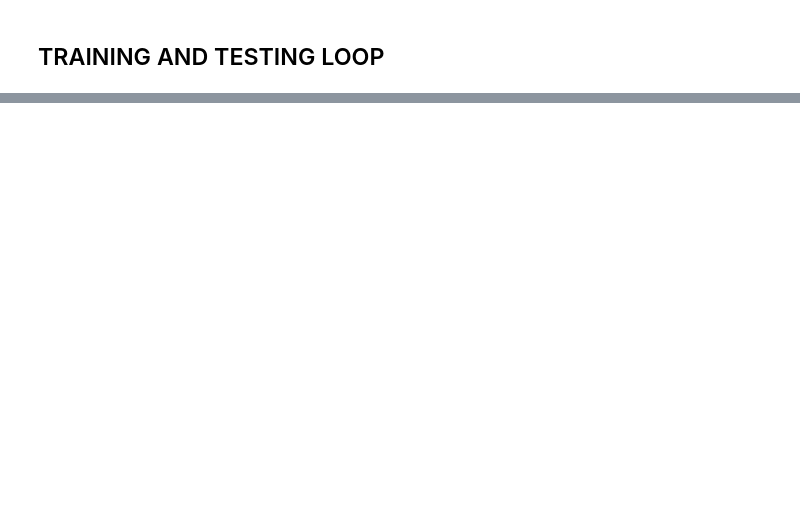
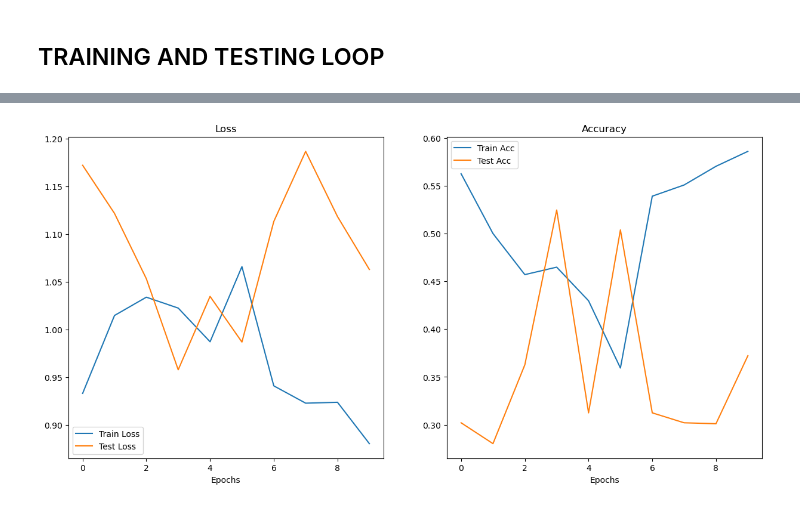
Before and after one commit to kamalnayan10/PyTorchML, a Jupyter notebook: Computer_Vision/FoodVision/main.ipynb, the cells around one changed output, grey strips where cells are left out. Drawn from its saved outputs; the diff is of its cells as text; code cells hidden in the pictures; blank space fills up the shorter version.

```diff
--- a/Computer_Vision/FoodVision/main.ipynb
+++ b/Computer_Vision/FoodVision/main.ipynb
@@ -412,0 +491,14 @@ Epoch: 10 | train_loss: 0.6345 | train_acc: 0.7695 | test_loss: 1.4130 | test_ac
+# %%
+model_1 = TinyVGG(input_shape = 3 , hidden_units = 10 , output_shape = len(class_names)).to(device)
+
+loss_fn_1 = nn.CrossEntropyLoss()
+
+optimizer_1 = torch.optim.Adam(params = model_1.parameters() , lr = 0.001)
+# %%
+torch.manual_seed(42)
+torch.cuda.manual_seed(42)
+
+EPOCHS_1 = 10
+
+model_1_results = train(model = model_1 , train_dataloader = train_augmented_dataloader , test_dataloader = test_augmented_dataloader,
+                        optimizer = optimizer_1 , loss_fn = loss_fn_1 , epochs = EPOCHS_1)
@@ -412,0 +516,4 @@ Epoch: 10 | train_loss: 0.6345 | train_acc: 0.7695 | test_loss: 1.4130 | test_ac
+# %%
+plot_loss_curves(model_1_results)
+# %% [output]
+[figure, added]
```
Also changed, not shown: parts of 14 cells of this notebook.
